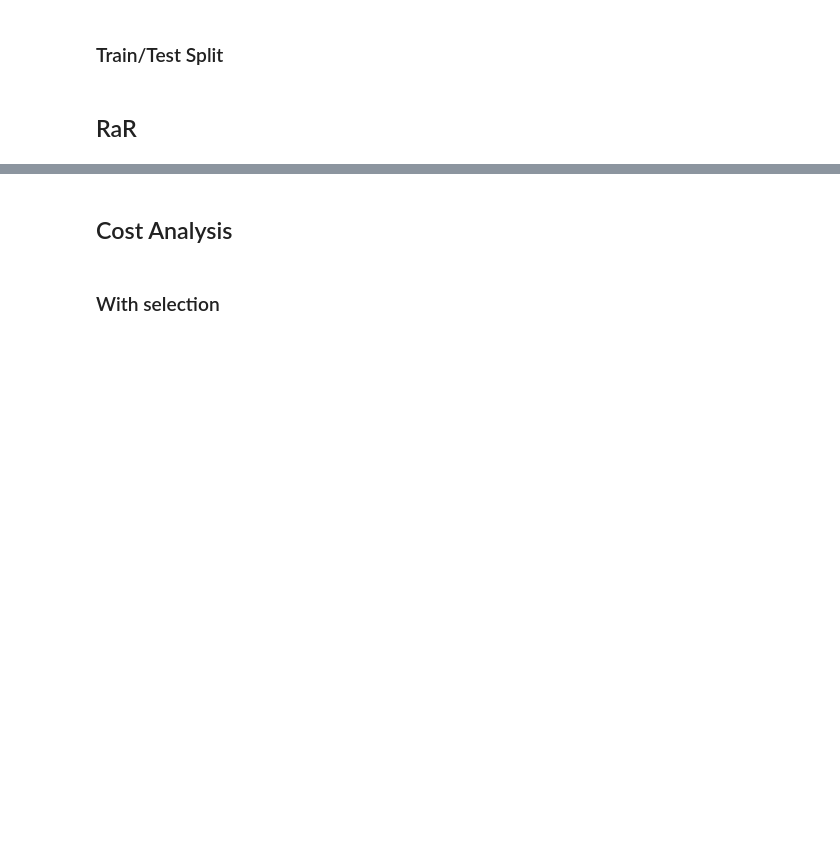
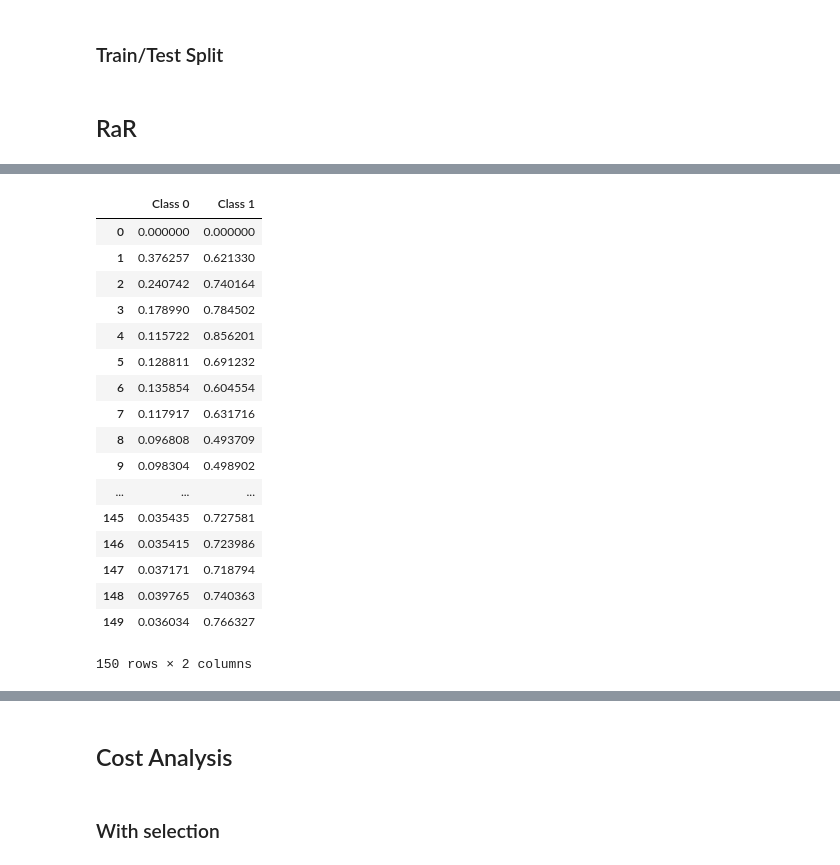
Before and after one commit to KDD-OpenSource/wRaR, a Jupyter notebook: examples/EstimateCost.ipynb, the cells around one changed output, grey strips where cells are left out. Drawn from its saved outputs; the diff is of its cells as text; code cells hidden in the pictures; blank space fills up the shorter version.

```diff
--- a/examples/EstimateCost.ipynb
+++ b/examples/EstimateCost.ipynb
@@ -87,18 +80,34 @@ X_train, X_test, y_train, y_test = train_test_split(X, y, test_size=0.4)
 # %% [markdown]
 ## RaR
 # %%
-avg_frames = 0
-for i in range(20):
+scores = 0
+for i in range(5):
     rar_data = pd.concat([X_train, y_train], axis=1)
     # RaR uses columns with string label only
     rar_data.rename(columns=lambda c: str(c), inplace=True)
     target = str(target)
     rar = csrar.rar.RaR(rar_data)
     rar.run(target, k=5, runs=100, split_iterations=10, compensate_imbalance=False)
-    error_frame = eval_rar_ranking(rar.feature_ranking, k=4)
-    avg_frames += error_frame
-avg_frames /= 20
-avg_frames
+
+    # Evaluate, average relative error rates
+    score = pd.DataFrame(columns=['Class 0', 'Class 1'], index=np.arange(max_k))
+    score = score.fillna(0)
+    for i in range(1, max_k):
+        errors = eval_rar_ranking(rar.feature_ranking, int(target), k=i)
+        score.loc[i, 'Class 0'] = errors[0.0][0]
+        score.loc[i, 'Class 1'] = errors[1.0][0]
+
+    scores += score
+scores /= 5
+scores
+
+import matplotlib.pyplot as plt
+plt.plot(scores['Class 0'], label='Class 0')
+plt.plot(scores['Class 1'], label='Class 1')
+plt.legend(bbox_to_anchor=(0., 1.02, 1., .102), loc=3,
+           ncol=2, mode="expand", borderaxespad=0.)
+plt.savefig('RaR_test5_imb_avg_nocomp')
+plt.show()
 # %% [output]
 Relevance: 100.00%
 Running optimizer...
@@ -154,0 +160,21 @@ Redundancy: 100.00%
+# %%
+scores
+# %% [output]
+|  | Class 0 | Class 1 |
+| 0 | 0.000000 | 0.000000 |
+| 1 | 0.376257 | 0.621330 |
+| 2 | 0.240742 | 0.740164 |
+| 3 | 0.178990 | 0.784502 |
+| 4 | 0.115722 | 0.856201 |
+| 5 | 0.128811 | 0.691232 |
+| 6 | 0.135854 | 0.604554 |
+| 7 | 0.117917 | 0.631716 |
+| 8 | 0.096808 | 0.493709 |
+| 9 | 0.098304 | 0.498902 |
+| ... | ... | ... |
+| 145 | 0.035435 | 0.727581 |
+| 146 | 0.035415 | 0.723986 |
+| 147 | 0.037171 | 0.718794 |
+| 148 | 0.039765 | 0.740363 |
+| 149 | 0.036034 | 0.766327 |
+150 rows × 2 columns
```
Also changed, not shown: parts of 16 cells of this notebook, 4 other files.
